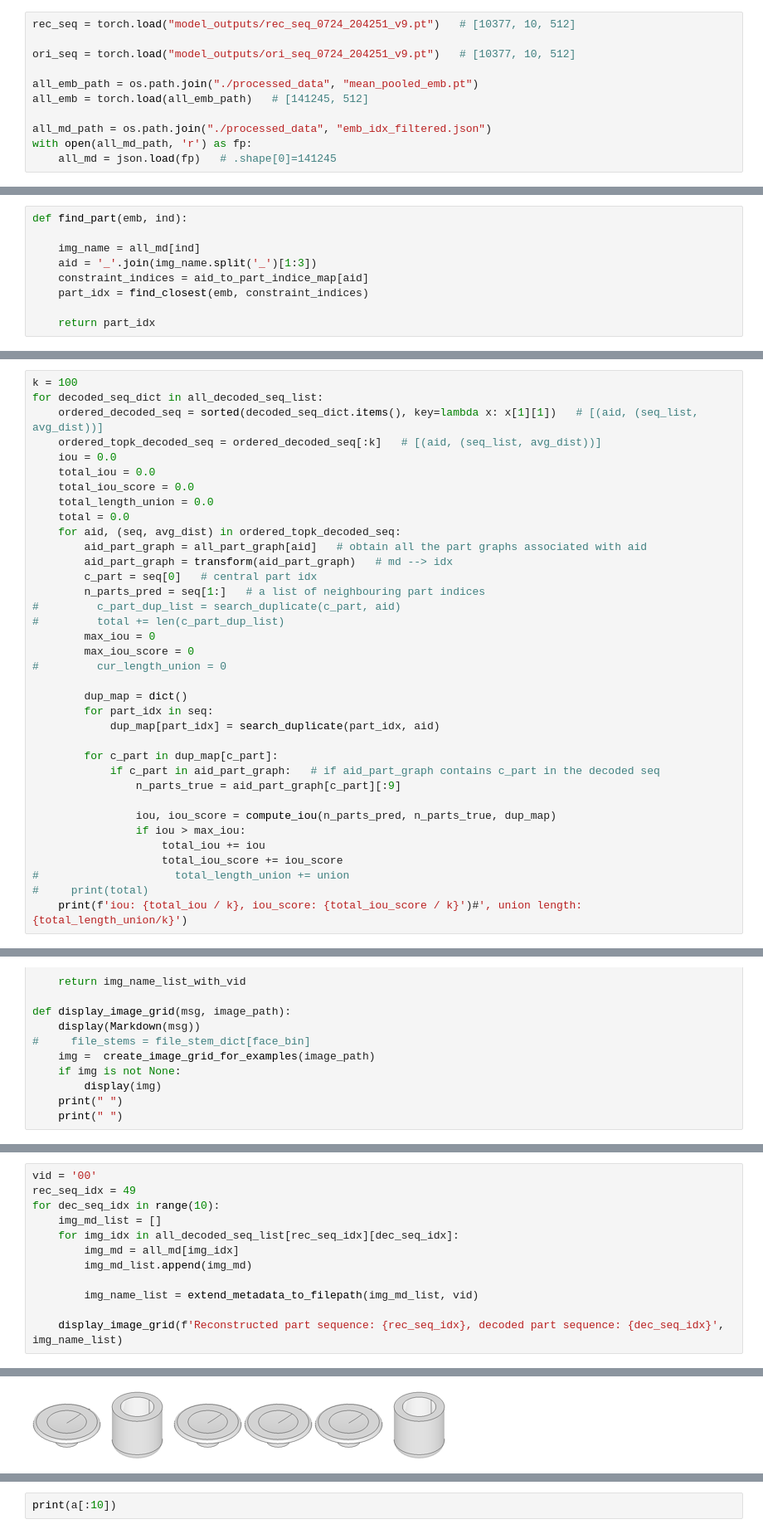
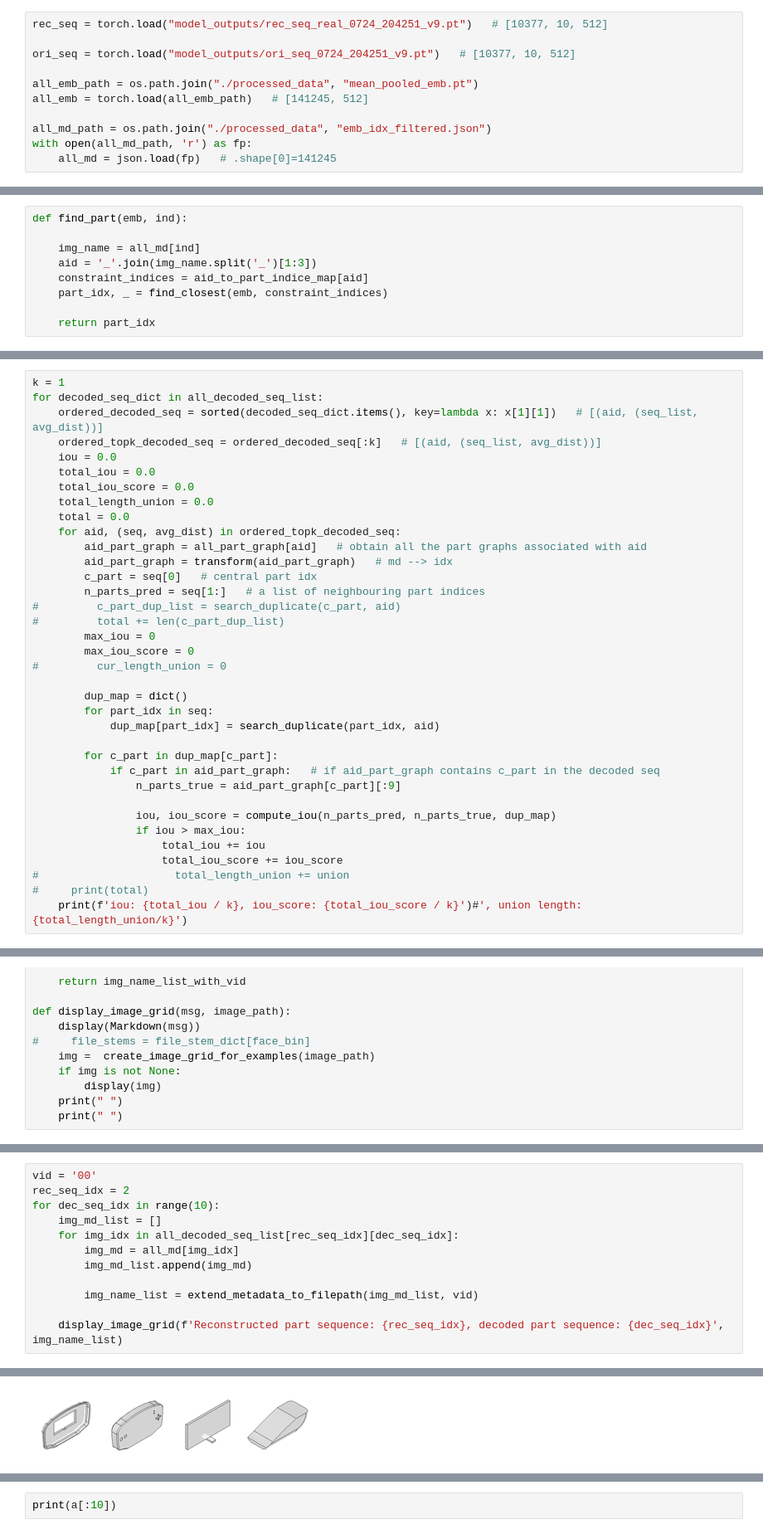
Before and after one commit to gymbeijing/mechanism-identification-public, a Jupyter notebook: search_parts.ipynb, the cells around one changed output, grey strips where cells are left out. Shown at 83% size. Cells and saved outputs as stored; diff of their text form.

Commit message:
Evaluated the decoder's performance on real z

```diff
--- a/search_parts.ipynb
+++ b/search_parts.ipynb
@@ -13,7 +13,7 @@ from IPython.display import display, Markdown, display_markdown # to display ima
 # %% [markdown]
 # Global variable
 # %%
-rec_seq = torch.load("model_outputs/rec_seq_0724_204251_v9.pt")   # [10377, 10, 512]
+rec_seq = torch.load("model_outputs/rec_seq_real_0724_204251_v9.pt")   # [10377, 10, 512]
 
 ori_seq = torch.load("model_outputs/ori_seq_0724_204251_v9.pt")   # [10377, 10, 512]
 
@@ -177,7 +177,7 @@ def find_part(emb, ind):
     img_name = all_md[ind]
     aid = '_'.join(img_name.split('_')[1:3])
     constraint_indices = aid_to_part_indice_map[aid]
-    part_idx = find_closest(emb, constraint_indices)
+    part_idx, _ = find_closest(emb, constraint_indices)
 
     return part_idx
 # %%
@@ -381,7 +380,7 @@ def search_duplicate(c_part_idx, aid, eps=1e-3):
 
     return c_part_dup_list
 # %%
-k = 100
+k = 1
 for decoded_seq_dict in all_decoded_seq_list:
     ordered_decoded_seq = sorted(decoded_seq_dict.items(), key=lambda x: x[1][1])   # [(aid, (seq_list, avg_dist))]
     ordered_topk_decoded_seq = ordered_decoded_seq[:k]   # [(aid, (seq_list, avg_dist))]
@@ -513,6 +527,6 @@ def display_image_grid(msg, image_path):
 # %%
 vid = '00'
-rec_seq_idx = 49
+rec_seq_idx = 2
 for dec_seq_idx in range(10):
     img_md_list = []
     for img_idx in all_decoded_seq_list[rec_seq_idx][dec_seq_idx]:
@@ -527 +541 @@ Reconstructed part sequence: 49, decoded part sequence: 0
-[figure, old version]
+[figure, new version]
```
Also changed, not shown: parts of 18 cells of this notebook, 1 other file.
